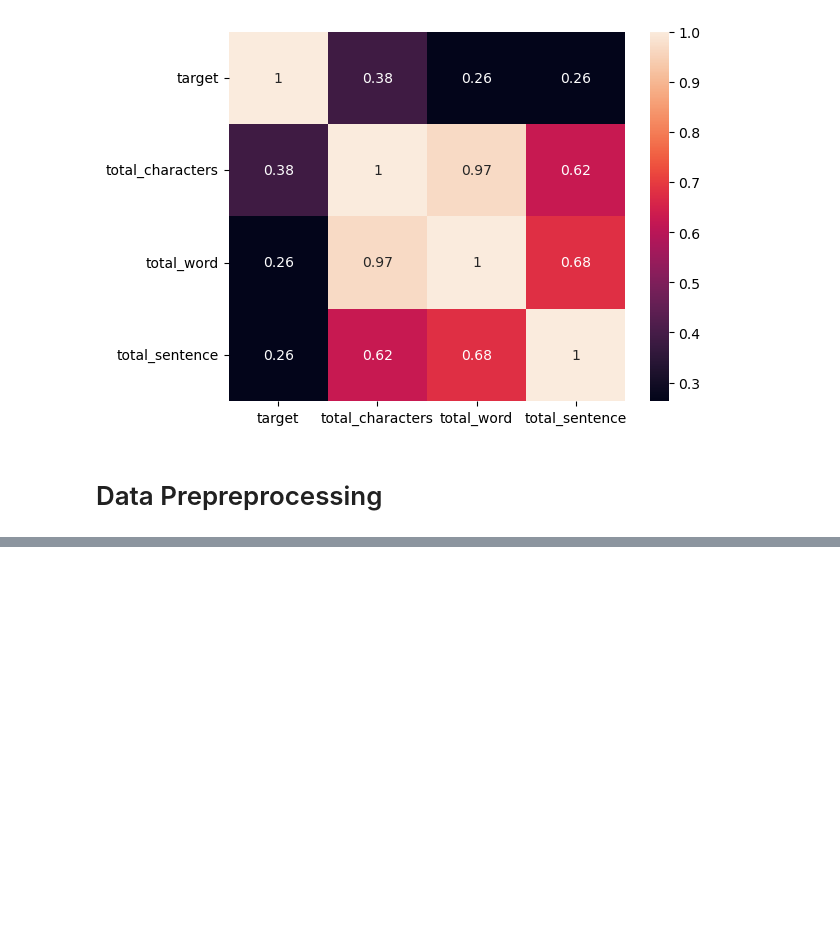
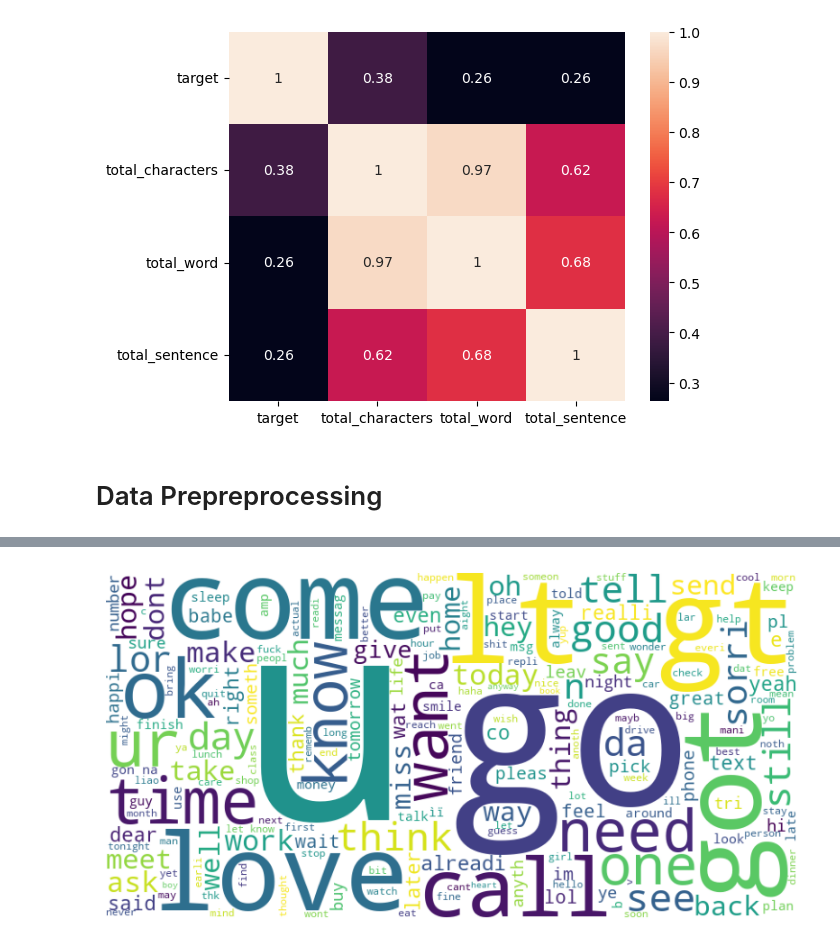
Before and after one commit to milanrai14/sms-spam-detection, a Jupyter notebook: notebook/sms_spam_detection.ipynb, the cells around one changed output, grey strips where cells are left out. Cells and saved outputs as stored; diff of their text form; code cells hidden in the pictures; blank space fills up the shorter version.

```diff
--- a/notebook/sms_spam_detection.ipynb
+++ b/notebook/sms_spam_detection.ipynb
@@ -338,0 +460,15 @@ transform_text('Hi hello')
+# %%
+ham_text = " ".join(df[df['target'] == 0]['transformed_text'])
+
+wordcloud = WordCloud(
+    width=800,
+    height=400,
+    background_color='white'
+).generate(ham_text)
+
+plt.figure(figsize=(10, 5))
+plt.imshow(wordcloud)
+plt.axis('off')
+plt.show()
+# %% [output]
+[figure, added]
```
Also changed, not shown: parts of 26 cells of this notebook.
